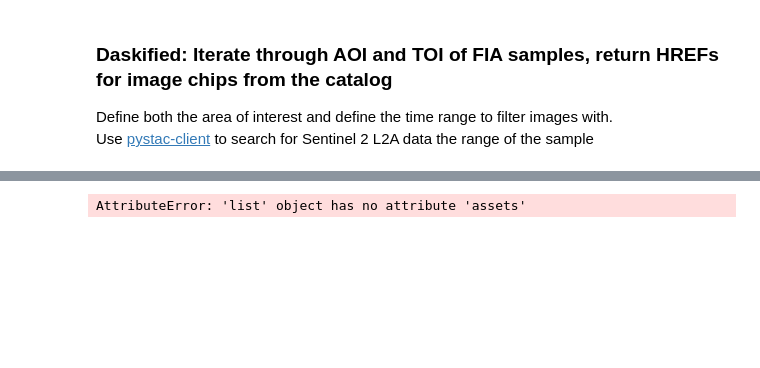
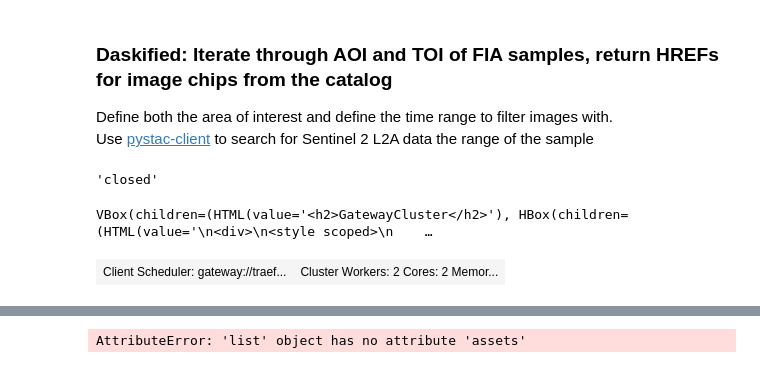
Before and after one commit to csp-inc/data-ingestion, a Jupyter notebook: notebooks/fia-sentinel.ipynb, the cells around one changed output, grey strips where cells are left out. Saved outputs shown, nothing was run; the diff lists cells and outputs as text; code cells hidden in the pictures; blank space fills up the shorter version.

```diff
--- a/notebooks/fia-sentinel.ipynb
+++ b/notebooks/fia-sentinel.ipynb
@@ -144,0 +147,23 @@ Use [pystac-client](https://github.com/stac-utils/pystac-client) to search for S
+# %%
+cluster.status
+# %% [output]
+'closed'
+# %%
+cluster_args = dict(
+    workers=2,
+    worker_threads=1,
+    worker_memory=4,
+    scheduler_threads=4,
+    scheduler_memory=4
+)
+cluster = create_cluster(**cluster_args)
+# %%
+cluster
+# %% [output]
+VBox(children=(HTML(value='<h2>GatewayCluster</h2>'), HBox(children=(HTML(value='\n<div>\n<style scoped>\n    …
+# %%
+cluster_client = cluster.get_client()
+# %%
+cluster_client
+# %% [output]
+| Client Scheduler: gateway://traef... | Cluster Workers: 2 Cores: 2 Memor... |
```
Also changed, not shown: parts of 21 cells of this notebook.
